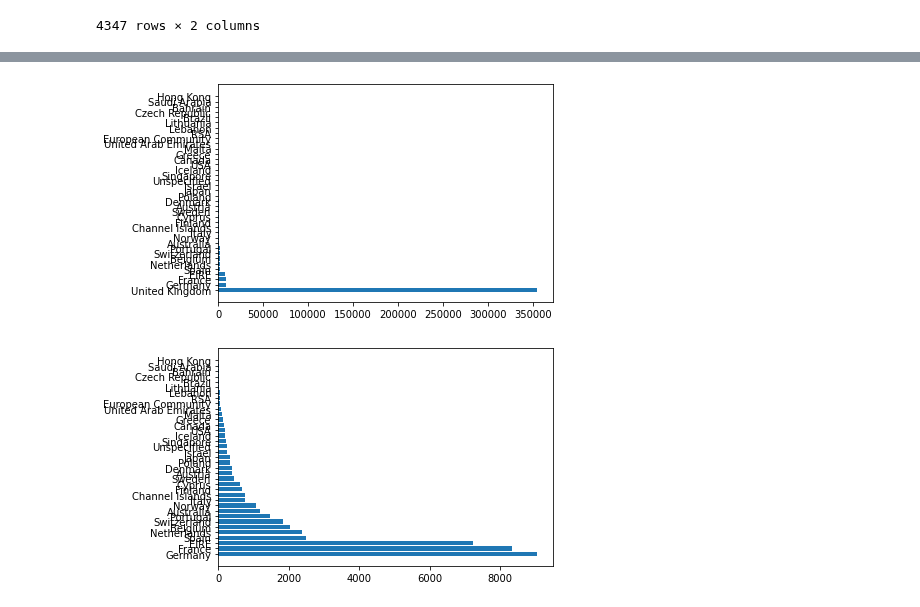
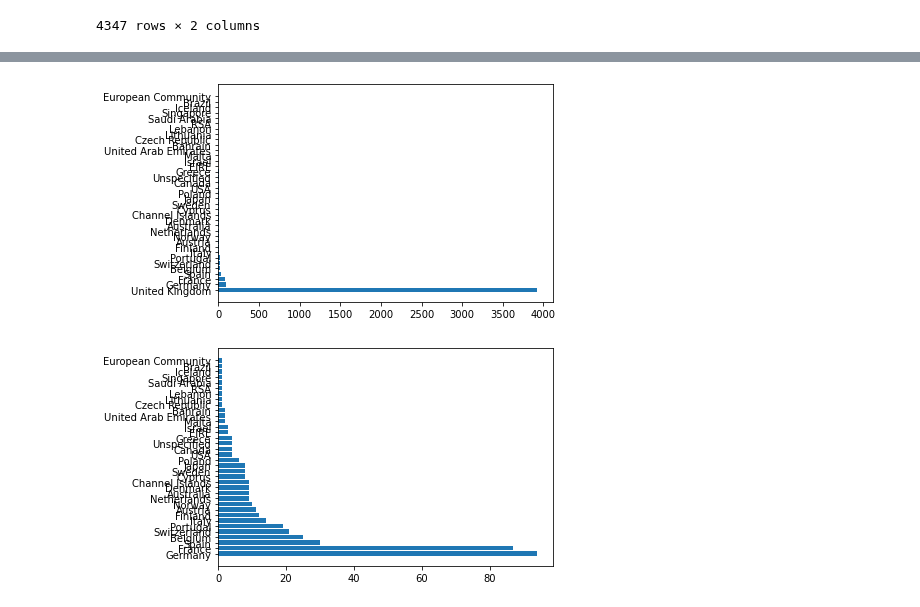
Before and after one commit to nicha0524/DPDM2021, a Jupyter notebook: Frequent_Patterns_(Association_Rules).ipynb, the cells around one changed output, grey strips where cells are left out. Cells and saved outputs as stored; diff of their text form; code cells hidden in the pictures.

```diff
--- a/Frequent_Patterns_(Association_Rules).ipynb
+++ b/Frequent_Patterns_(Association_Rules).ipynb
@@ -283,0 +277,3 @@ a[a['Country']=='United Kingdom']
+# %%
+country_cus_id=a.groupby( 'Country').count().sort_values(by=['CustomerID'],ascending=False).reset_index()
+country_cus_id
@@ -284,6 +330,6 @@ a[a['Country']=='United Kingdom']
 # %%
 fig, ax = plt.subplots()
-ax.barh(list(cus_no['Country']) , list(cus_no['CustomerID']))
+ax.barh(list(country_cus_id['Country']) , list(country_cus_id['CustomerID']))
 labels = ax.get_xticklabels()
 # %% [output]
-[figure, old version]
+[figure, new version]
@@ -294,6 +339,6 @@ cus_no=C.iloc[:,[0,7]]
 # %%
 fig, ax = plt.subplots()
-ax.barh(list(cus_no['Country']) , list(cus_no['CustomerID']))
+ax.barh(list(non_uk['Country']) , list(non_uk['CustomerID']))
 labels = ax.get_xticklabels()
 # %% [output]
-[figure, old version]
+[figure, new version]
```
Also changed, not shown: parts of 20 cells of this notebook.
